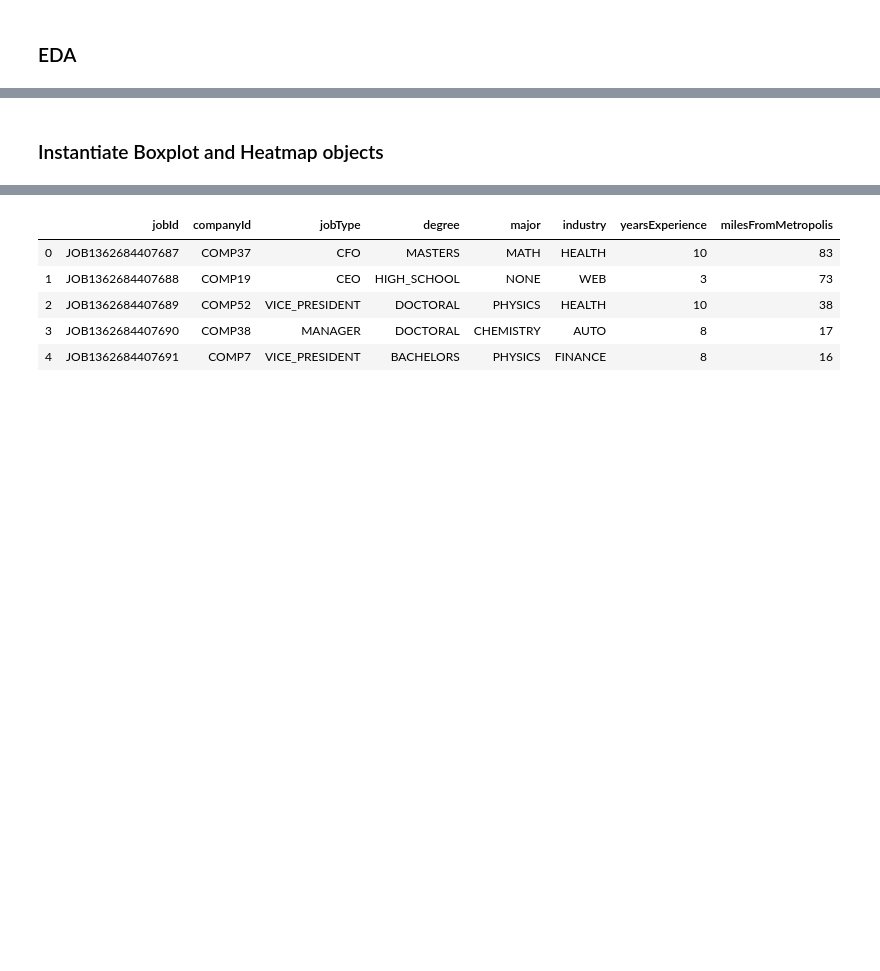
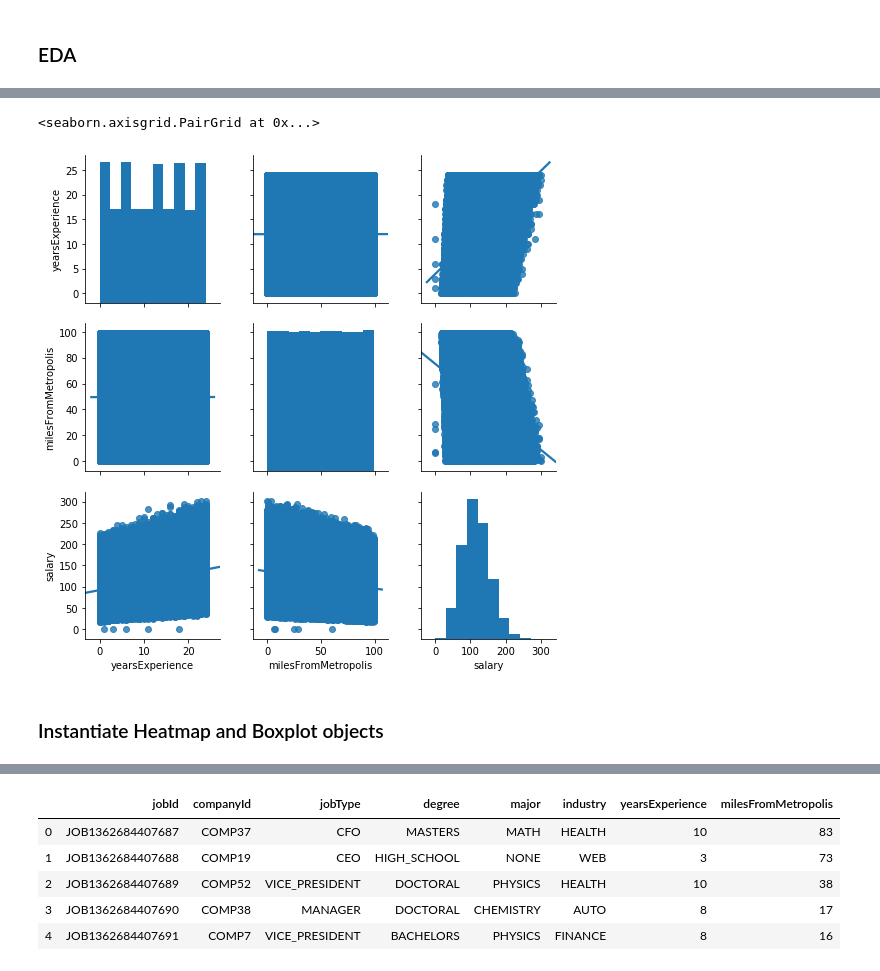
Before and after one commit to kirahman2/salarypredictionportfolio, a Jupyter notebook: Salary Prediction Notebook.ipynb, the cells around one changed output, grey strips where cells are left out. Drawn from its saved outputs; the diff is of its cells as text; code cells hidden in the pictures; blank space fills up the shorter version.

```diff
--- a/Salary Prediction Notebook.ipynb
+++ b/Salary Prediction Notebook.ipynb
@@ -521,4 +489,7 @@ class Boxplot:
 # %%
-# sns.pairplot(data.train_eda, kind='reg')
+sns.pairplot(data.train_eda, kind='reg')
+# %% [output]
+<seaborn.axisgrid.PairGrid at 0x...>
+[figure, added]
 # %% [markdown]
-### Instantiate Boxplot and Heatmap objects
+### Instantiate Heatmap and Boxplot objects
```
Also changed, not shown: parts of 16 cells of this notebook.
